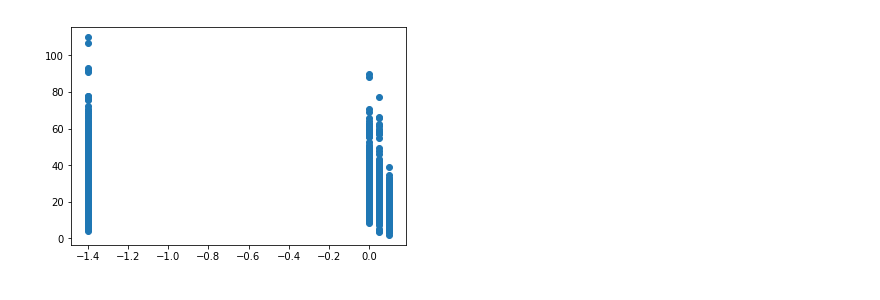
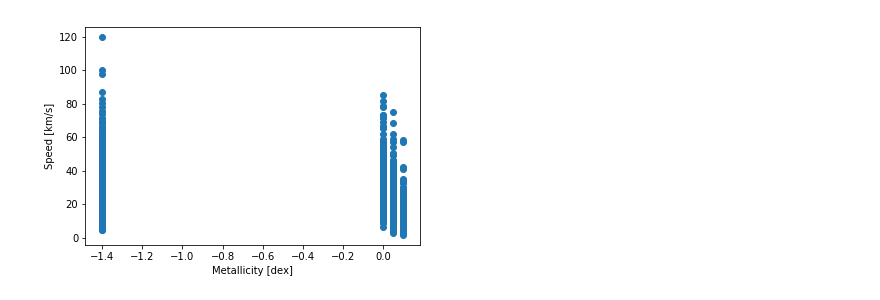
Before and after one commit to meganmansfield/interstellar_comets, a Jupyter notebook: VelocityandMetallicity.ipynb, the cells around one changed output. Saved outputs shown, nothing was run; the diff lists cells and outputs as text; code cells hidden in the pictures.

```diff
--- a/VelocityandMetallicity.ipynb
+++ b/VelocityandMetallicity.ipynb
@@ -45,31 +46,33 @@ for i in np.arange(nstars):
     elif selectprob<(fB+fA+fF+fG):
         age=ageG
         sx=26.
         sy=18.
         sz=20.
         metals[i]=0.0
     elif selectprob<(fB+fA+fF+fG+fK):
         age=ageK
         sx=28.
         sy=16.
         sz=11.
         metals[i]=-1.4
     elif selectprob<(fB+fA+fF+fG+fK+fM):
         age=ageM
         sx=32.
         sy=21.
         sz=19.
         metals[i]=-1.4
     vx=np.random.normal(0,sx)
     vy=np.random.normal(0,sy)
     vz=np.random.normal(0,sz)
     speed=np.sqrt(vx**2.+vy**2.+vz**2.)
 #     metallicity=0.0115*age-0.0836 #dex
     speeds[i]=speed
 #     metals[i]=metallicity
 
 plt.figure()
 plt.scatter(metals,speeds)
+plt.xlabel('Metallicity [dex]')
+plt.ylabel('Speed [km/s]')
 plt.show()
 # %% [output]
-[figure, old version]
+[figure, new version]
```
Also changed, not shown: parts of 3 cells of this notebook.
